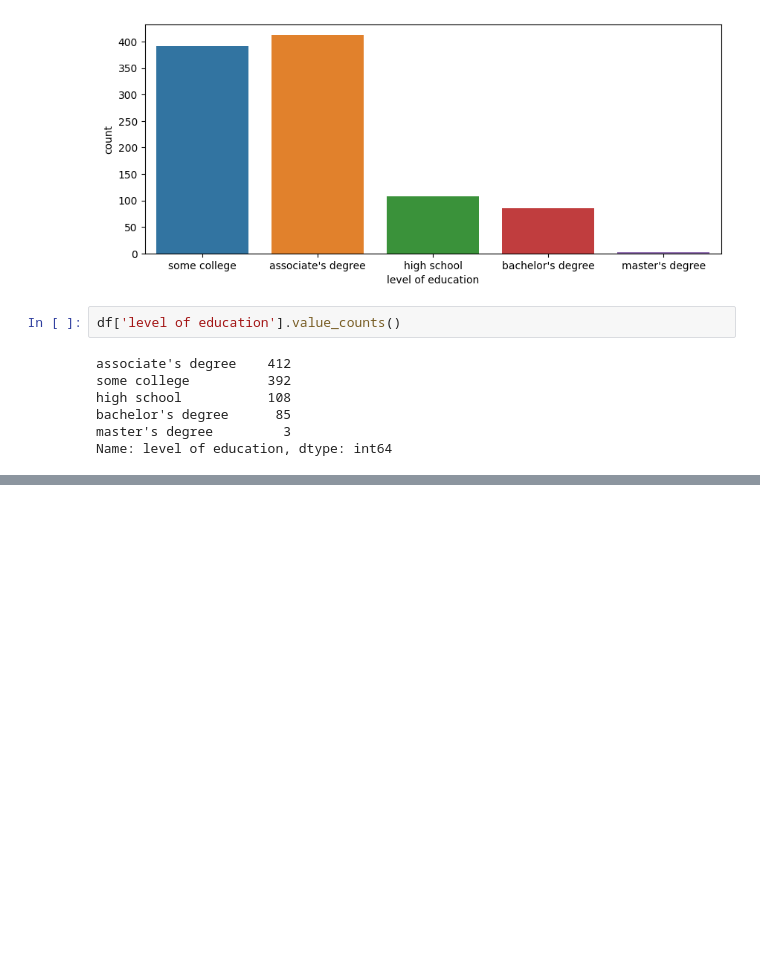
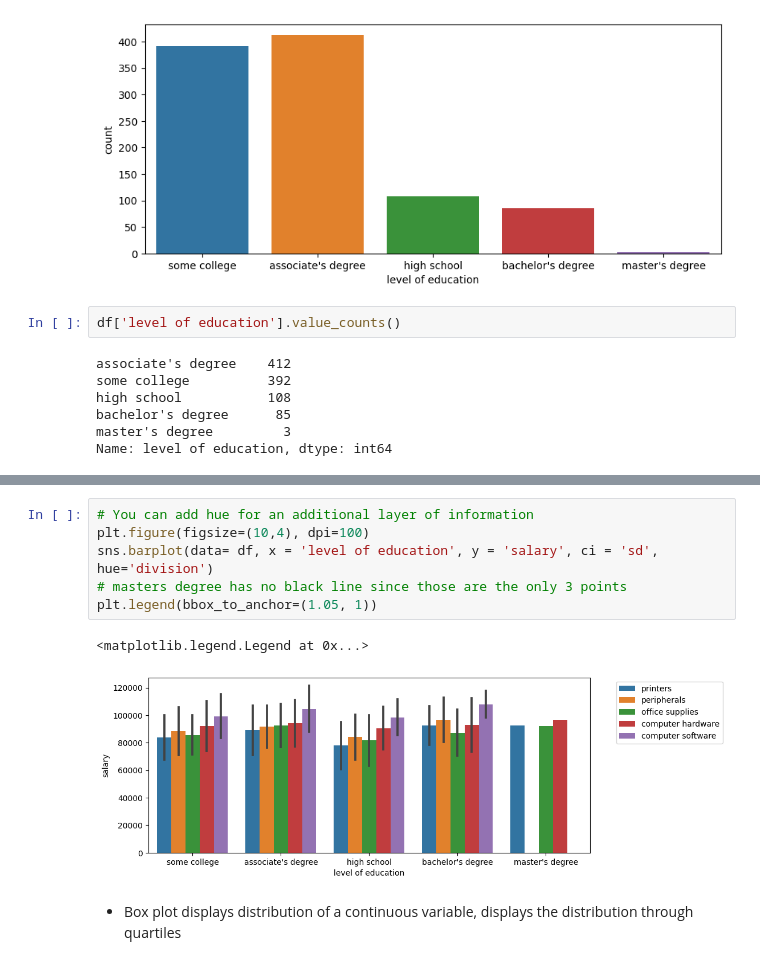
Before and after one commit to RagnarOkayy/DataAnalysisPython, a Jupyter notebook: UdemySeaBornCategorical-1.ipynb, the cells around one changed output, grey strips where cells are left out. Cells and saved outputs as stored; diff of their text form; blank space fills up the shorter version.

```diff
--- a/UdemySeaBornCategorical-1.ipynb
+++ b/UdemySeaBornCategorical-1.ipynb
@@ -64,0 +82,11 @@ Name: level of education, dtype: int64
+# %%
+# You can add hue for an additional layer of information
+plt.figure(figsize=(10,4), dpi=100)
+sns.barplot(data= df, x = 'level of education', y = 'salary', ci = 'sd', hue='division')
+# masters degree has no black line since those are the only 3 points
+plt.legend(bbox_to_anchor=(1.05, 1))
+# %% [output]
+<matplotlib.legend.Legend at 0x...>
+[figure, added]
+# %% [markdown]
+* Box plot displays distribution of a continuous variable, displays the distribution through quartiles
```
Also changed, not shown: parts of 18 cells of this notebook.
